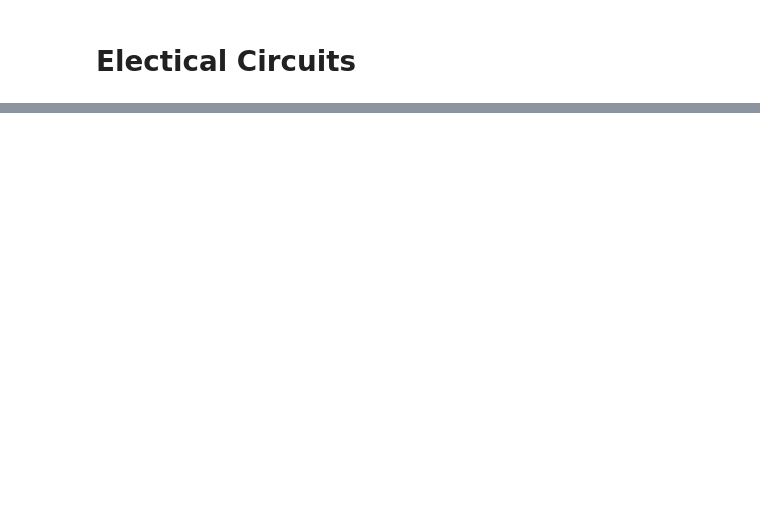
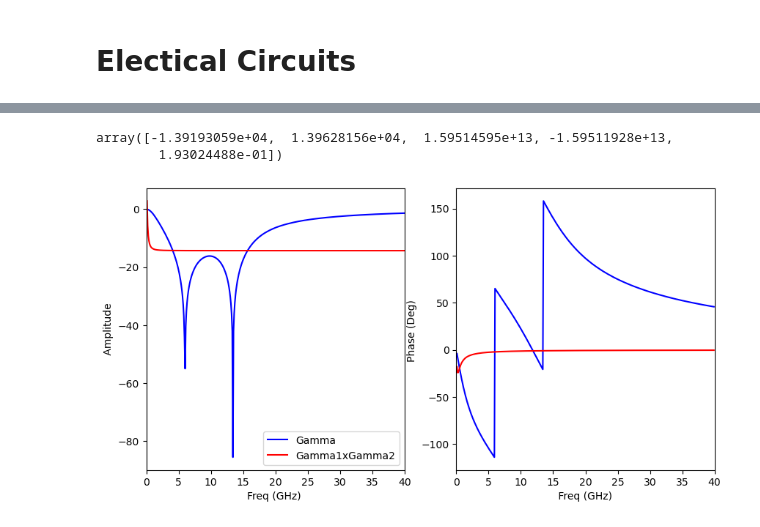
Before and after one commit to andrevsl/SpectralBook, a Jupyter notebook: ChapterCircuitsCode.ipynb, the cells around one changed output, grey strips where cells are left out. Drawn from its saved outputs; the diff is of its cells as text; code cells hidden in the pictures; blank space fills up the shorter version.

```diff
--- a/ChapterCircuitsCode.ipynb
+++ b/ChapterCircuitsCode.ipynb
@@ -64,0 +65,26 @@ IndentationError: expected an indented block after function definition on line 5
+# %%
+# >>> exec("""def a(x):
+# ...   return x+1""")
+# >>> a(2)
+# 3
+def fitRLC2nd(f,p1,p2,A1,A2,dc):
+    s=1j*2*pi*f
+    y=dc+A1/(s-p1)+A2/(s-p2)
+    return np.hstack([np.real(y), np.imag(y)])
+
+popt, pcov = curve_fit(fitRLC2nd,f, np.hstack([np.real(Gamma), np.imag(Gamma)]))
+fittemp=fitRLC2nd(f,*popt)
+fitGamma=fittemp[:399]+1j*fittemp[399:]
+
+fig2,ax=plt.subplots(1,2)
+fig2.set_size_inches((10,5))
+plot1DSparametricdB(ax,f,[0,40],(0,Gamma,'b','-'),
+                          (0,fitGamma,'r','-'))
+ax[0].legend(['Gamma','Gamma1xGamma2'])
+cursor(hover=True)
+plt.show
+popt
+# %% [output]
+array([-1.39193059e+04,  1.39628156e+04,  1.59514595e+13, -1.59511928e+13,
+        1.93024488e-01])
+[figure, added]
```
Also changed, not shown: parts of 4 cells of this notebook, 2 other files.
